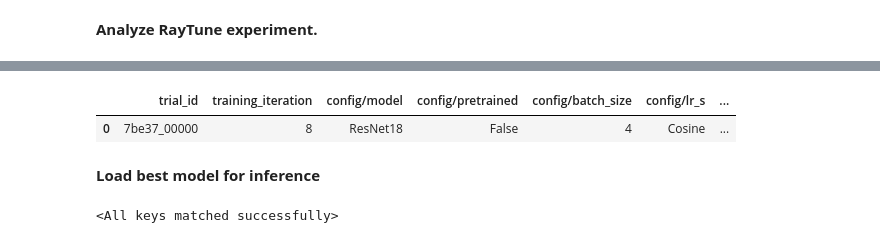
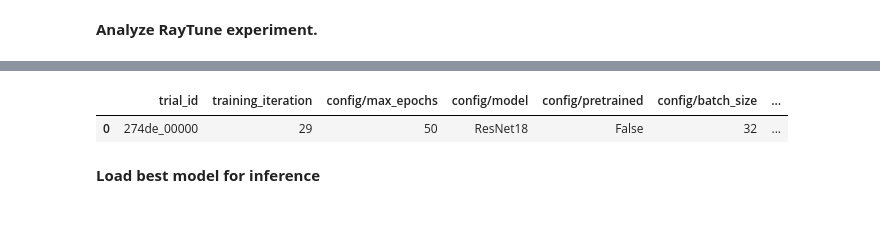
Before and after one commit to adel-R/QB-AI-for-Good, a Jupyter notebook: 1_Modeling.ipynb, the cells around one changed output, grey strips where cells are left out. Cells and saved outputs as stored; diff of their text form; code cells hidden in the pictures.

```diff
--- a/1_Modeling.ipynb
+++ b/1_Modeling.ipynb
@@ -161,6 +171,35 @@ config = {
     # loss function
     "criterion": "BCE"
 }
+# %%
+# tunable hyperparameter search space --> search using tune.choice([]), tune.uniform(lower, upper), tune.grid_search([])
+config = {
+    # basic infos
+    "max_epochs": 50,
+    "batch_size": 32,
+    "dir": os.path.normpath(os.getcwd()).replace("\\", "/"),
+    "verbose": False,
+    "save": True,
+
+    # preprocessing
+    "resize": True, # resize images from (64, 64) to (224, 224)
+    "apply_CLAHE": True, # improve image contrast
+
+    # model
+    "model": "ResNet18",
+    "pretrained": False,
+
+    # scheduler
+    "lr_s": "Cosine", # StepLR decreases learning rate every 10 epochs by factor of 10
+
+    # optimizer
+    "lr":   1e-2,
+    "wd":   1e-2,
+    "mom":  0.9,
+
+    # loss function
+    "criterion": "BCE"
+}
 # %%
 # how many trials to run (if grid_search utilized, it will run this number per grid_search value)
 num_samples = 1
@@ -168,8 +207,8 @@ num_samples = 1
 # run experiment
 result_grid = modeling.run_ray_experiment(
     modeling.ray_trainable, config, ray_path, num_samples,
-    metric_columns = ["trn_acc", "val_acc", "training_iteration"],
-    parameter_columns = ["batch_size", "model", "pretrained", "lr"]
+    metric_columns = ["trn_auc", "val_auc", "training_iteration"],
+    parameter_columns = ["batch_size", "model", "pretrained"]
 )
 # %% [output]
 Tune Status
@@ -197,24 +236,24 @@ Done!
 No errors! Number of terminated trials: 1
 # %%
 # get best N trials in this experiment (highest validation accuracy [averaged across 4 folds])
-N = 10
+N = 20
 best_result_df = result_grid.get_dataframe(
-    filter_metric="val_acc", filter_mode="max"
+    filter_metric="val_auc", filter_mode="max"
 )
-best_result_df = best_result_df[["trial_id", "training_iteration",
+best_result_df = best_result_df[["trial_id", "training_iteration", "config/max_epochs",
                                  "config/model", "config/pretrained", "config/batch_size",
-                                 "config/lr_s", "config/lr", "config/wd", "config/mom",
-                                 "trn_loss", "val_loss", "trn_acc", "val_acc"]]
+                                 "config/lr", # "config/lr_s", "config/wd", "config/mom",
+                                 "trn_loss", "val_loss", "trn_auc", "val_auc"]]
 
-best_result_df = best_result_df.sort_values(by=["val_acc"], ascending = False)
+best_result_df = best_result_df.sort_values(by=["val_auc"], ascending = False)
 
 if len(result_grid) > N:
     best_result_df = best_result_df.head(N)
 
 best_result_df
 # %% [output]
-|  | trial_id | training_iteration | config/model | config/pretrained | config/batch_size | config/lr_s | ... |
-| 0 | 7be37_00000 | 8 | ResNet18 | False | 4 | Cosine | ... |
+|  | trial_id | training_iteration | config/max_epochs | config/model | config/pretrained | config/batch_size | ... |
+| 0 | 274de_00000 | 29 | 50 | ResNet18 | False | 32 | ... |
 # %% [markdown]
 **Load best model for inference**
 # %%
@@ -246,8 +290,8 @@ config = {
 # %%
 path = "models/best_ResNet18.pt"
 model.load_state_dict(torch.load(path))
+model.eval()
+print("")
-# %% [output]
-<All keys matched successfully>
 # %%
 modeling.test_epoch(valloader, model, criterion, device)
 # %% [output]
```
Also changed, not shown: parts of 7 cells of this notebook, 14 other files.
